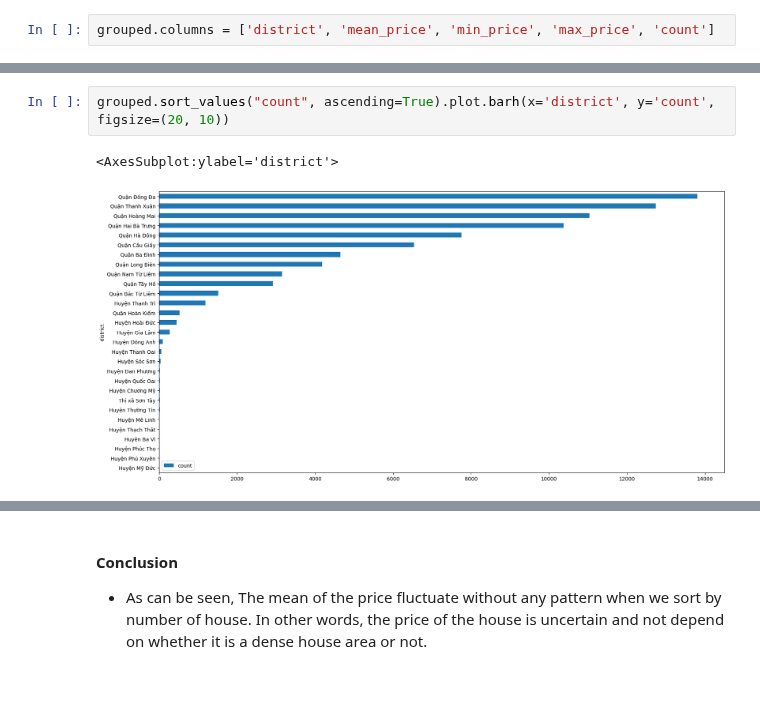
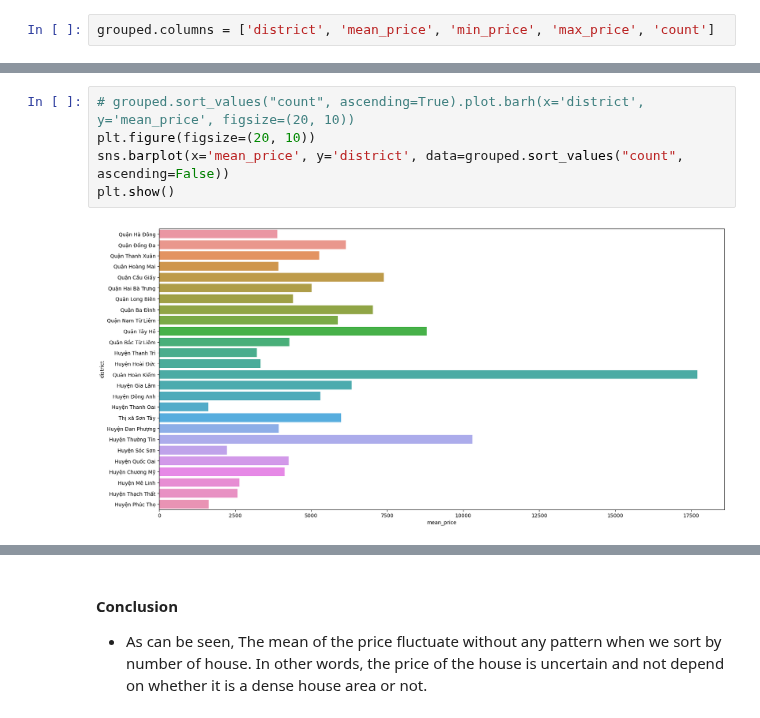
Before and after one commit to TienDat57/Project-DV, a Jupyter notebook: notebook/Question5.ipynb, the cells around one changed output, grey strips where cells are left out. Cells and saved outputs as stored; diff of their text form; blank space fills up the shorter version.

```diff
--- a/notebook/Question5.ipynb
+++ b/notebook/Question5.ipynb
@@ -49,5 +57,7 @@ grouped.columns = ['district', 'mean_price', 'min_price', 'max_price', 'count']
 # %%
-grouped.sort_values("count", ascending=True).plot.barh(x='district', y='count', figsize=(20, 10))
+# grouped.sort_values("count", ascending=True).plot.barh(x='district', y='mean_price', figsize=(20, 10))
+plt.figure(figsize=(20, 10))
+sns.barplot(x='mean_price', y='district', data=grouped.sort_values("count", ascending=False))
+plt.show()
 # %% [output]
-<AxesSubplot:ylabel='district'>
-[figure, old version]
+[figure, new version]
```
Also changed, not shown: parts of 5 cells of this notebook, 6 other files.
